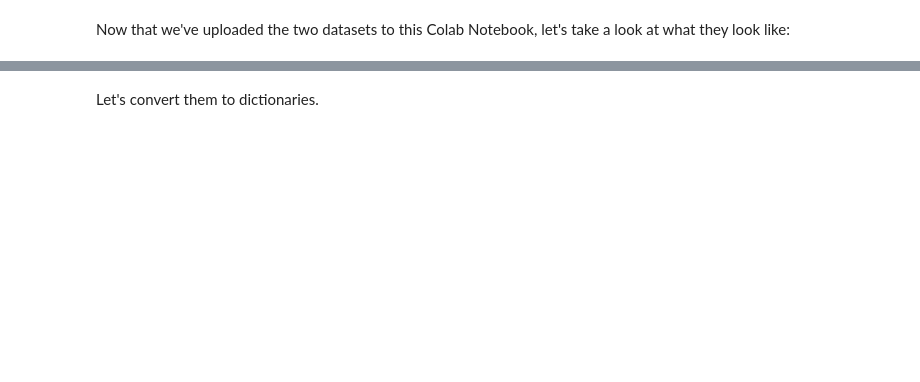
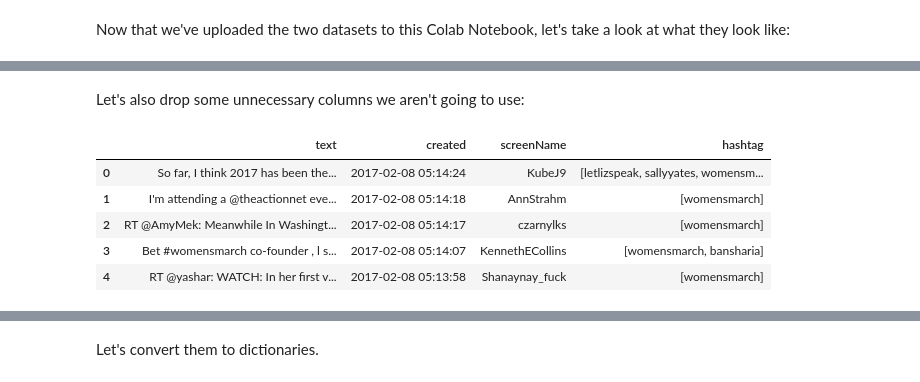
Before and after one commit to maya-papaya/Analyzing-Protests-Through-Tweets, a Jupyter notebook: Step 1: Collecting Datasets.ipynb, the cells around one changed output, grey strips where cells are left out. Saved outputs shown, nothing was run; the diff lists cells and outputs as text; code cells hidden in the pictures; blank space fills up the shorter version.

```diff
--- a/Step 1: Collecting Datasets.ipynb
+++ b/Step 1: Collecting Datasets.ipynb
@@ -52,0 +87,5 @@ farmers.head()
+# %%
+import re
+
+womenmarch['hashtag'] = womenmarch['text'].apply(lambda x: re.findall(r"#(\w+)", x.lower()))
+womenmarch.head()
@@ -52,0 +109,12 @@ farmers.head()
+# %% [markdown]
+Let's also drop some unnecessary columns we aren't going to use:
+# %%
+womenmarch = womenmarch.drop(columns=['Unnamed: 0', 'favorited', 'favoriteCount', 'replyToSN', 'truncated', 'replyToSID', 'id', 'replyToUID', 'statusSource', 'retweetCount', 'isRetweet', 'retweeted', 'longitude', 'latitude'])
+womenmarch.head()
+# %% [output]
+|  | text | created | screenName | hashtag |
+| 0 | So far, I think 2017 has been the... | 2017-02-08 05:14:24 | KubeJ9 | [letlizspeak, sallyyates, womensm... |
+| 1 | I'm attending a @theactionnet eve... | 2017-02-08 05:14:18 | AnnStrahm | [womensmarch] |
+| 2 | RT @AmyMek: Meanwhile In Washingt... | 2017-02-08 05:14:17 | czarnylks | [womensmarch] |
+| 3 | Bet #womensmarch co-founder , l s... | 2017-02-08 05:14:07 | KennethECollins | [womensmarch, bansharia] |
+| 4 | RT @yashar: WATCH: In her first v... | 2017-02-08 05:13:58 | Shanaynay_fuck | [womensmarch] |
```
Also changed, not shown: parts of 24 cells of this notebook.
